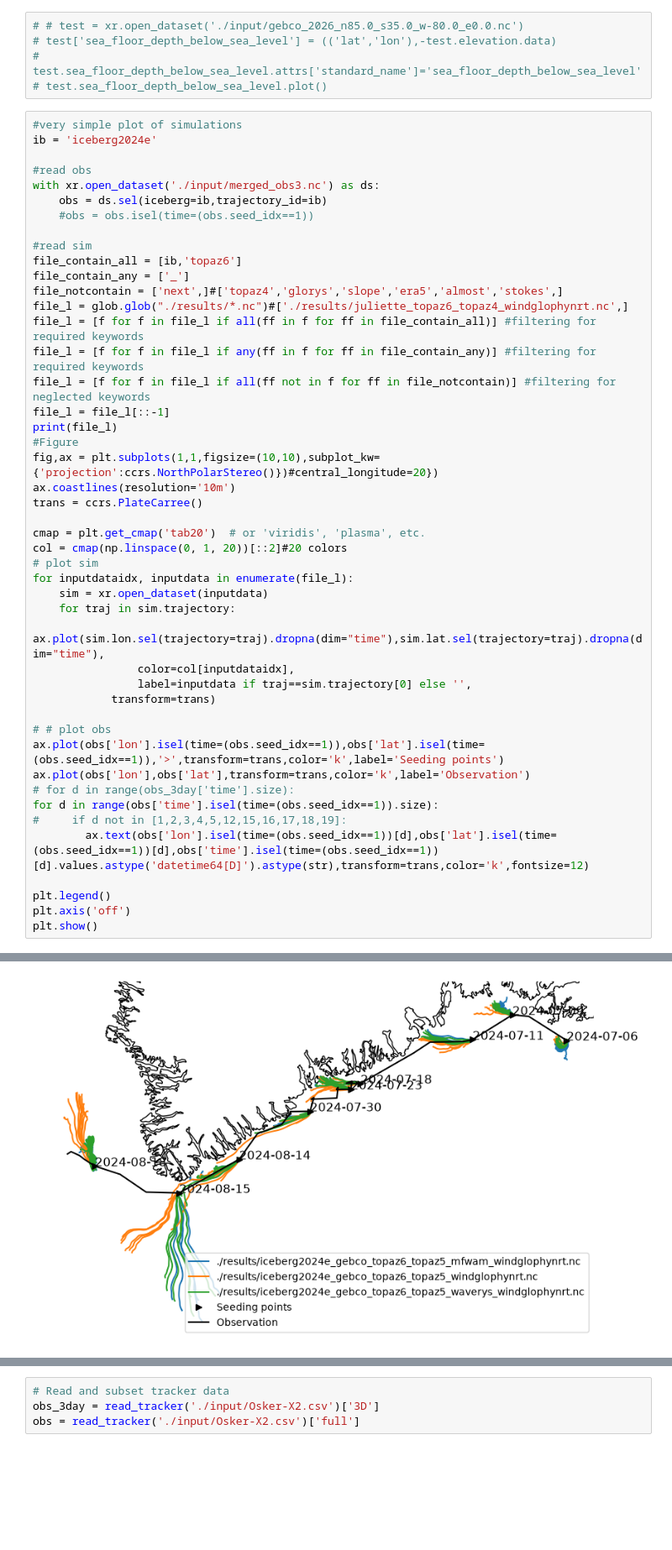
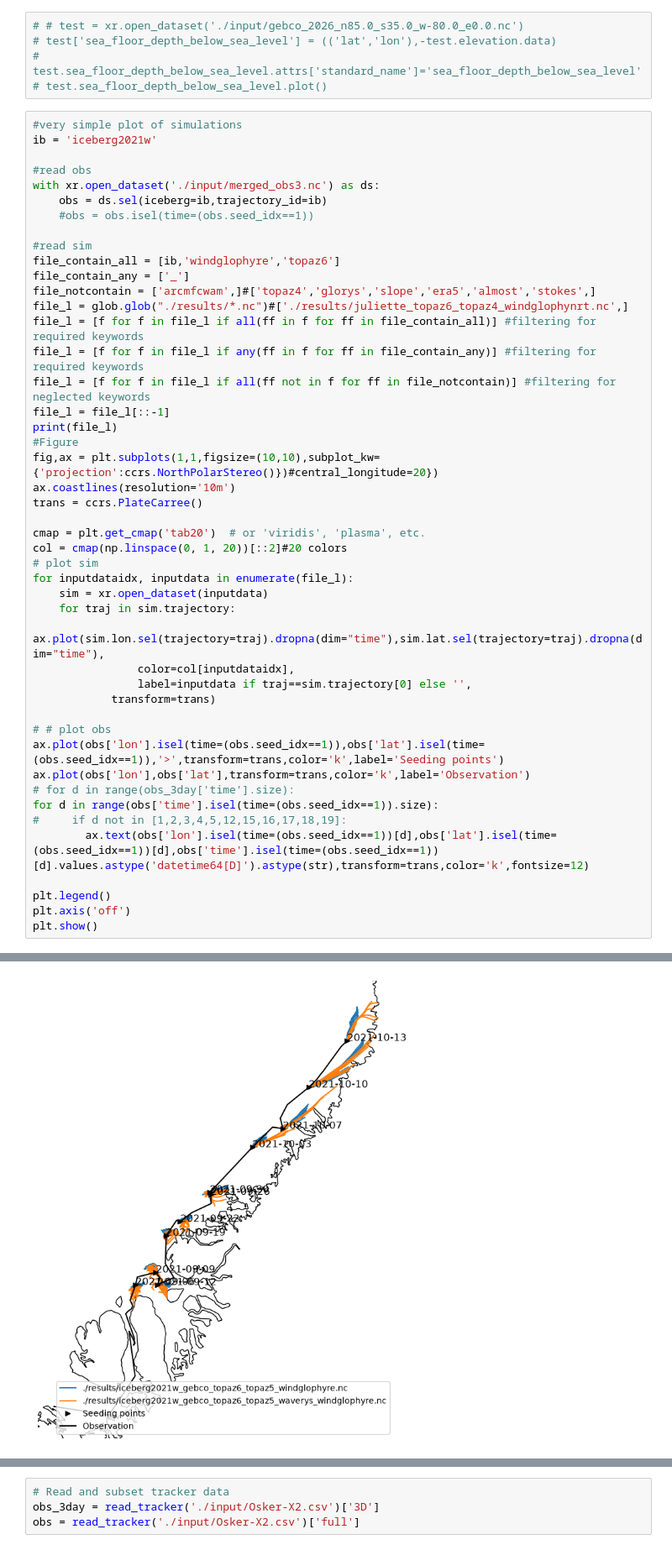
Before and after one commit to lia-f-h/openberg_july2026, a Jupyter notebook: scripts/analysis1.ipynb, the cells around one changed output, grey strips where cells are left out. Shown at 84% size. Cells and saved outputs as stored; diff of their text form; blank space fills up the shorter version.

```diff
--- a/scripts/analysis1.ipynb
+++ b/scripts/analysis1.ipynb
@@ -22,7 +22,7 @@ from openberg_july2026.src2.utils2 import *
 # test.sea_floor_depth_below_sea_level.plot()
 # %%
 #very simple plot of simulations
-ib = 'iceberg2024e'
+ib = 'iceberg2021w'
 
 #read obs
 with xr.open_dataset('./input/merged_obs3.nc') as ds:
@@ -30,9 +30,9 @@ with xr.open_dataset('./input/merged_obs3.nc') as ds:
     #obs = obs.isel(time=(obs.seed_idx==1))
 
 #read sim
-file_contain_all = [ib,'topaz6']
+file_contain_all = [ib,'windglophyre','topaz6']
 file_contain_any = ['_']
-file_notcontain = ['next',]#['topaz4','glorys','slope','era5','almost','stokes',]
+file_notcontain = ['arcmfcwam',]#['topaz4','glorys','slope','era5','almost','stokes',]
 file_l = glob.glob("./results/*.nc")#['./results/juliette_topaz6_topaz4_windglophynrt.nc',]
 file_l = [f for f in file_l if all(ff in f for ff in file_contain_all)] #filtering for required keywords
 file_l = [f for f in file_l if any(ff in f for ff in file_contain_any)] #filtering for required keywords
@@ -71,2 +71,2 @@ plt.show()
-[figure, old version]
+[figure, new version]
 # %%
```
Also changed, not shown: parts of 2 cells of this notebook, 14 other files.
